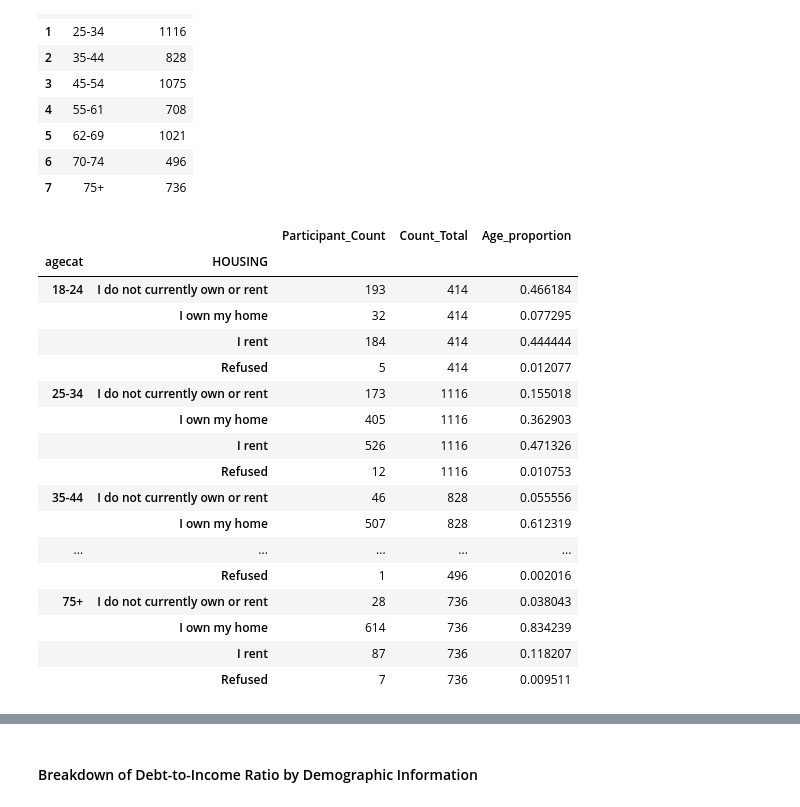
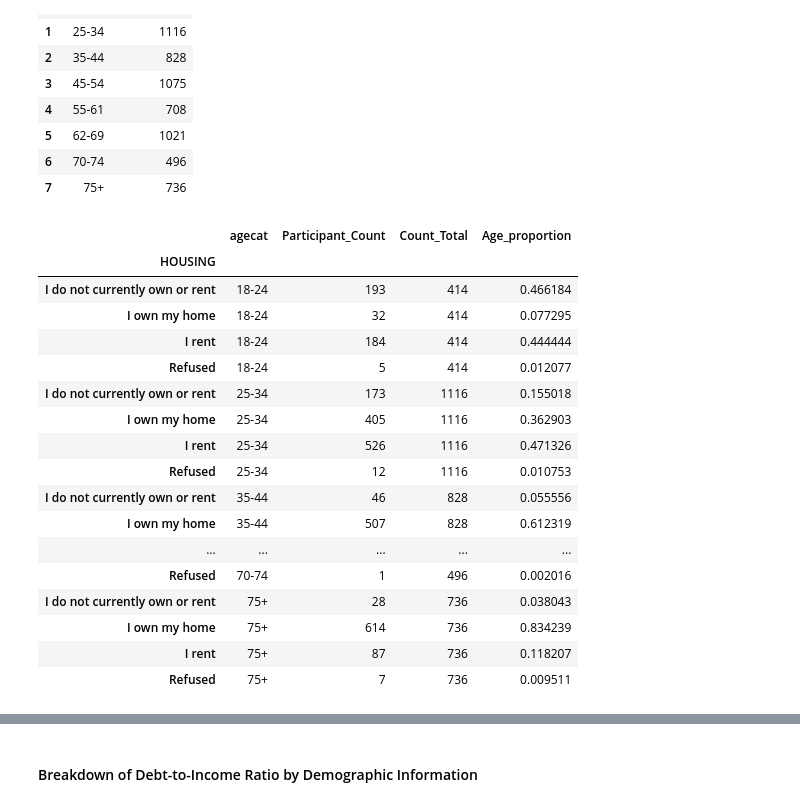
Before and after one commit to ds4a-team85/cohort2020-team-project, a Jupyter notebook: CFPB_EDA.ipynb, the cells around one changed output, grey strips where cells are left out. Cells and saved outputs as stored; diff of their text form; code cells hidden in the pictures.

```diff
--- a/CFPB_EDA.ipynb
+++ b/CFPB_EDA.ipynb
@@ -401,25 +406,25 @@ age_totals
 # %%
 homeown_age = homeown_df.loc[:,['PUF_ID','agecat','HOUSING']].groupby(['agecat','HOUSING']).count().rename(columns={'PUF_ID':'Participant_Count'}).reset_index()
 homeown_age = homeown_age.merge(age_totals)
 homeown_age['Age_proportion'] = homeown_age['Participant_Count'] / homeown_age['Count_Total']
-homeown_age = homeown_age.set_index(['agecat','HOUSING'])
+homeown_age = homeown_age.set_index(['HOUSING'])
 homeown_age
 # %% [output]
-|  |  | Participant_Count | Count_Total | Age_proportion |
-| agecat | HOUSING |  |  |  |
-| 18-24 | I do not currently own or rent | 193 | 414 | 0.466184 |
-|  | I own my home | 32 | 414 | 0.077295 |
-|  | I rent | 184 | 414 | 0.444444 |
-|  | Refused | 5 | 414 | 0.012077 |
-| 25-34 | I do not currently own or rent | 173 | 1116 | 0.155018 |
-|  | I own my home | 405 | 1116 | 0.362903 |
-|  | I rent | 526 | 1116 | 0.471326 |
-|  | Refused | 12 | 1116 | 0.010753 |
-| 35-44 | I do not currently own or rent | 46 | 828 | 0.055556 |
-|  | I own my home | 507 | 828 | 0.612319 |
+|  | agecat | Participant_Count | Count_Total | Age_proportion |
+| HOUSING |  |  |  |  |
+| I do not currently own or rent | 18-24 | 193 | 414 | 0.466184 |
+| I own my home | 18-24 | 32 | 414 | 0.077295 |
+| I rent | 18-24 | 184 | 414 | 0.444444 |
+| Refused | 18-24 | 5 | 414 | 0.012077 |
+| I do not currently own or rent | 25-34 | 173 | 1116 | 0.155018 |
+| I own my home | 25-34 | 405 | 1116 | 0.362903 |
+| I rent | 25-34 | 526 | 1116 | 0.471326 |
+| Refused | 25-34 | 12 | 1116 | 0.010753 |
+| I do not currently own or rent | 35-44 | 46 | 828 | 0.055556 |
+| I own my home | 35-44 | 507 | 828 | 0.612319 |
 | ... | ... | ... | ... | ... |
-|  | Refused | 1 | 496 | 0.002016 |
-| 75+ | I do not currently own or rent | 28 | 736 | 0.038043 |
-|  | I own my home | 614 | 736 | 0.834239 |
-|  | I rent | 87 | 736 | 0.118207 |
-|  | Refused | 7 | 736 | 0.009511 |
+| Refused | 70-74 | 1 | 496 | 0.002016 |
+| I do not currently own or rent | 75+ | 28 | 736 | 0.038043 |
+| I own my home | 75+ | 614 | 736 | 0.834239 |
+| I rent | 75+ | 87 | 736 | 0.118207 |
+| Refused | 75+ | 7 | 736 | 0.009511 |
```
Also changed, not shown: parts of 35 cells of this notebook.
